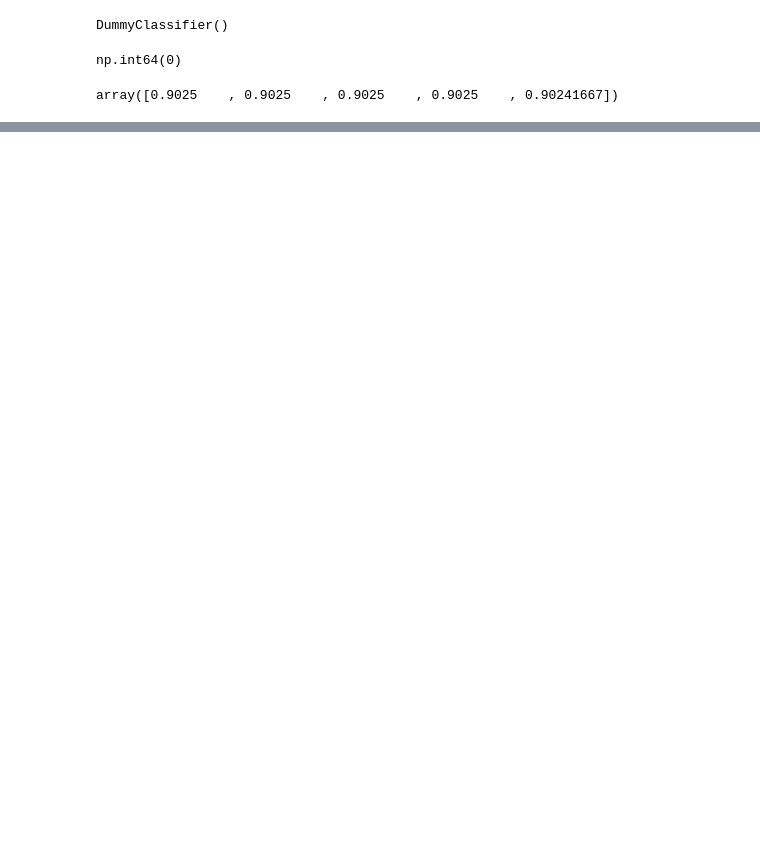
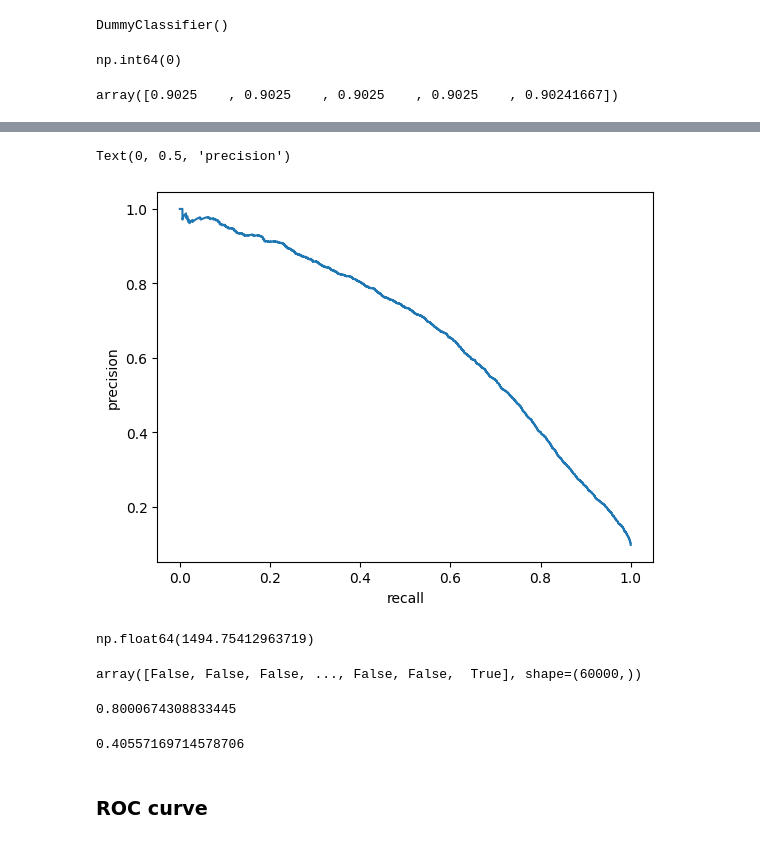
Before and after one commit to Faghaee2000/Handwritten-Digit-Classification-using-Machine-Learning, a Jupyter notebook: mnist_classification.ipynb, the cells around one changed output, grey strips where cells are left out. Drawn from its saved outputs; the diff is of its cells as text; code cells hidden in the pictures; blank space fills up the shorter version.

```diff
--- a/mnist_classification.ipynb
+++ b/mnist_classification.ipynb
@@ -84,0 +174,12 @@ array([0.9025    , 0.9025    , 0.9025    , 0.9025    , 0.90241667])
+# %%
+plt.plot(recall, prec)
+plt.xlabel("recall")
+plt.ylabel("precision")
+# %% [output]
+Text(0, 0.5, 'precision')
+[figure, added]
+# %%
+thresh_for_80_prec=thresholds[(prec >= 0.8).argmax()]
+thresh_for_80_prec
+# %% [output]
+np.float64(1494.75412963719)
@@ -84,0 +188,14 @@ array([0.9025    , 0.9025    , 0.9025    , 0.9025    , 0.90241667])
+# %%
+y_pred_80_prec
+# %% [output]
+array([False, False, False, ..., False, False,  True], shape=(60000,))
+# %%
+precision_score(y_train8, y_pred_80_prec)
+# %% [output]
+0.8000674308833445
+# %%
+recall_score(y_train8, y_pred_80_prec)
+# %% [output]
+0.40557169714578706
+# %% [markdown]
+### ROC curve
```
Also changed, not shown: parts of 27 cells of this notebook.
